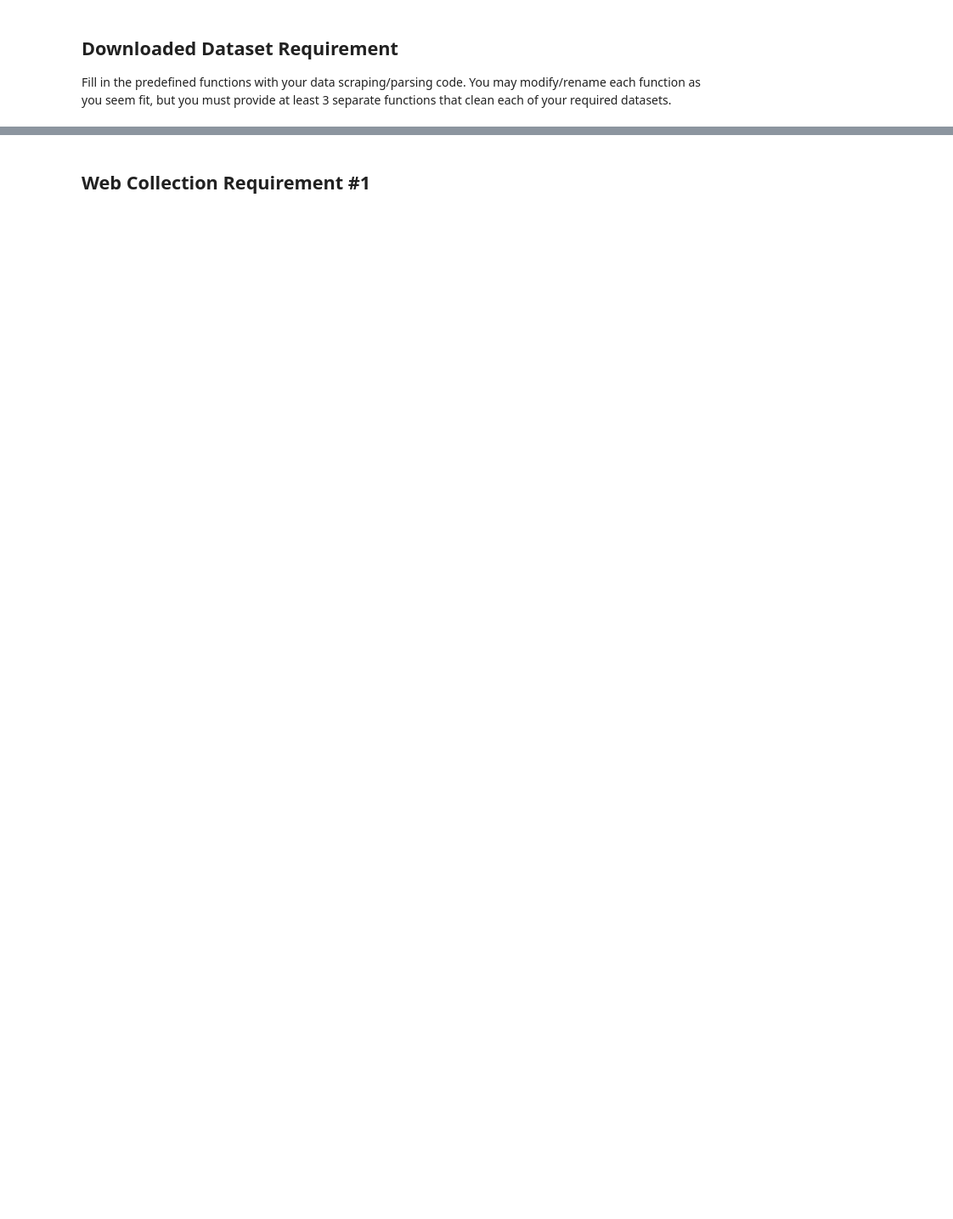
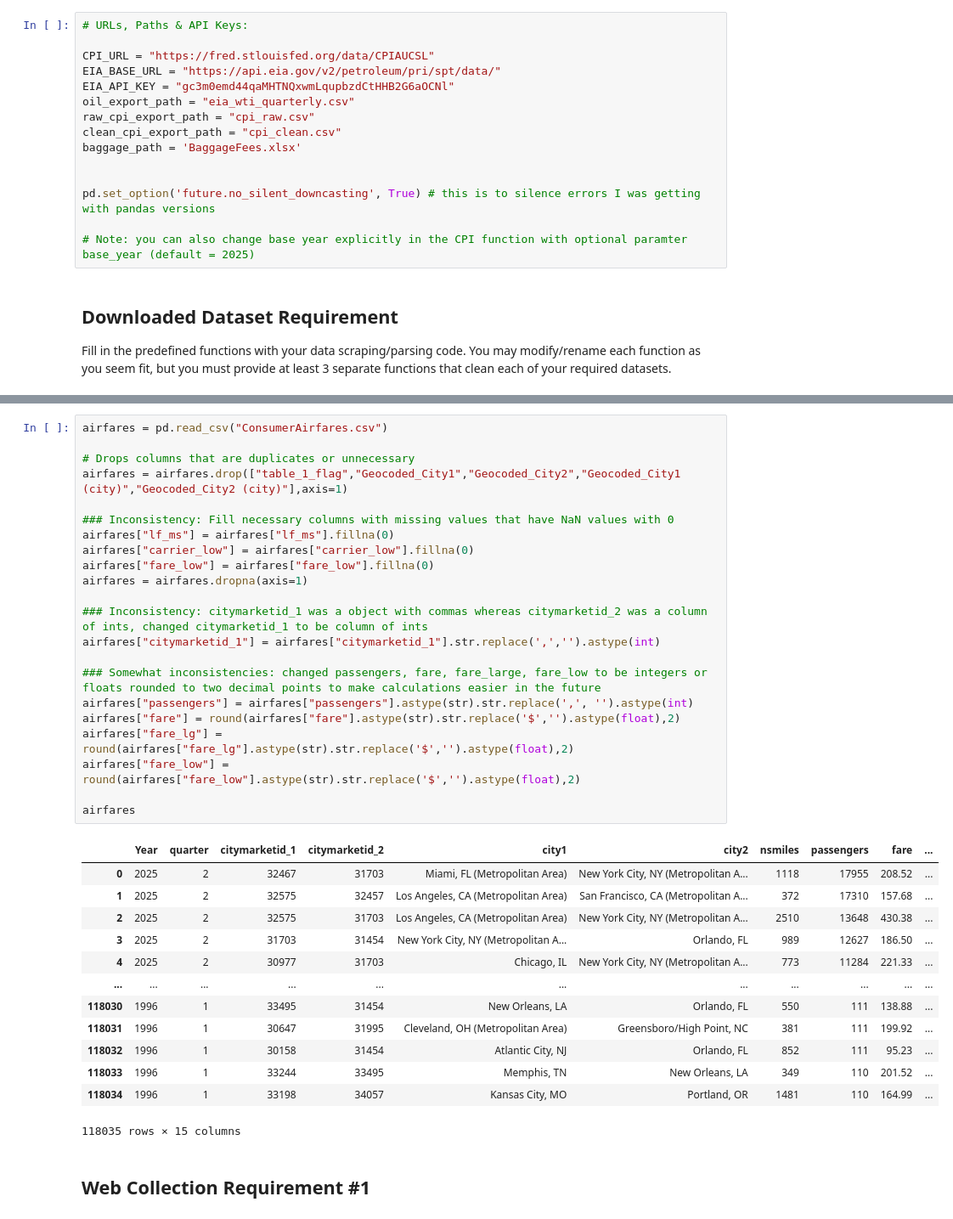
Before and after one commit to Joconnell04/airfare-oil-baggage-analysis, a Jupyter notebook: Final Project Phase II.ipynb, the cells around one changed output, grey strips where cells are left out. Shown at 85% size. Saved outputs shown, nothing was run; the diff lists cells and outputs as text; blank space fills up the shorter version.

```diff
--- a/Final Project Phase II.ipynb
+++ b/Final Project Phase II.ipynb
@@ -35,3 +64,18 @@ Include sources (as links) to your datasets. Add any additional data sources if
+# %%
+# URLs, Paths & API Keys:
+
+CPI_URL = "https://fred.stlouisfed.org/data/CPIAUCSL"
+EIA_BASE_URL = "https://api.eia.gov/v2/petroleum/pri/spt/data/"
+EIA_API_KEY = "gc3m0emd44qaMHTNQxwmLqupbzdCtHHB2G6aOCNl"
+oil_export_path = "eia_wti_quarterly.csv"
+raw_cpi_export_path = "cpi_raw.csv"
+clean_cpi_export_path = "cpi_clean.csv"
+baggage_path = 'BaggageFees.xlsx'
+
+
+pd.set_option('future.no_silent_downcasting', True) # this is to silence errors I was getting with pandas versions
+
+# Note: you can also change base year explicitly in the CPI function with optional paramter base_year (default = 2025)
 # %% [markdown]
 ## Downloaded Dataset Requirement
 
@@ -49,2 +188,38 @@ data_parser()
+# %%
+airfares = pd.read_csv("ConsumerAirfares.csv")
+
+# Drops columns that are duplicates or unnecessary
+airfares = airfares.drop(["table_1_flag","Geocoded_City1","Geocoded_City2","Geocoded_City1 (city)","Geocoded_City2 (city)"],axis=1)
+
+### Inconsistency: Fill necessary columns with missing values that have NaN values with 0
+airfares["lf_ms"] = airfares["lf_ms"].fillna(0)
+airfares["carrier_low"] = airfares["carrier_low"].fillna(0)
+airfares["fare_low"] = airfares["fare_low"].fillna(0)
+airfares = airfares.dropna(axis=1)
+
+### Inconsistency: citymarketid_1 was a object with commas whereas citymarketid_2 was a column of ints, changed citymarketid_1 to be column of ints
+airfares["citymarketid_1"] = airfares["citymarketid_1"].str.replace(',','').astype(int)
+
+### Somewhat inconsistencies: changed passengers, fare, fare_large, fare_low to be integers or floats rounded to two decimal points to make calculations easier in the future
+airfares["passengers"] = airfares["passengers"].astype(str).str.replace(',', '').astype(int)
+airfares["fare"] = round(airfares["fare"].astype(str).str.replace('$','').astype(float),2)
+airfares["fare_lg"] = round(airfares["fare_lg"].astype(str).str.replace('$','').astype(float),2)
+airfares["fare_low"] = round(airfares["fare_low"].astype(str).str.replace('$','').astype(float),2)
+
+airfares
+# %% [output]
+|  | Year | quarter | citymarketid_1 | citymarketid_2 | city1 | city2 | nsmiles | passengers | fare | ... |
+| 0 | 2025 | 2 | 32467 | 31703 | Miami, FL (Metropolitan Area) | New York City, NY (Metropolitan A... | 1118 | 17955 | 208.52 | ... |
+| 1 | 2025 | 2 | 32575 | 32457 | Los Angeles, CA (Metropolitan Area) | San Francisco, CA (Metropolitan A... | 372 | 17310 | 157.68 | ... |
+| 2 | 2025 | 2 | 32575 | 31703 | Los Angeles, CA (Metropolitan Area) | New York City, NY (Metropolitan A... | 2510 | 13648 | 430.38 | ... |
+| 3 | 2025 | 2 | 31703 | 31454 | New York City, NY (Metropolitan A... | Orlando, FL | 989 | 12627 | 186.50 | ... |
+| 4 | 2025 | 2 | 30977 | 31703 | Chicago, IL | New York City, NY (Metropolitan A... | 773 | 11284 | 221.33 | ... |
+| ... | ... | ... | ... | ... | ... | ... | ... | ... | ... | ... |
+| 118030 | 1996 | 1 | 33495 | 31454 | New Orleans, LA | Orlando, FL | 550 | 111 | 138.88 | ... |
+| 118031 | 1996 | 1 | 30647 | 31995 | Cleveland, OH (Metropolitan Area) | Greensboro/High Point, NC | 381 | 111 | 199.92 | ... |
+| 118032 | 1996 | 1 | 30158 | 31454 | Atlantic City, NJ | Orlando, FL | 852 | 111 | 95.23 | ... |
+| 118033 | 1996 | 1 | 33244 | 33495 | Memphis, TN | New Orleans, LA | 349 | 110 | 201.52 | ... |
+| 118034 | 1996 | 1 | 33198 | 34057 | Kansas City, MO | Portland, OR | 1481 | 110 | 164.99 | ... |
+118035 rows × 15 columns
 # %% [markdown]
 ## Web Collection Requirement \#1
```
Also changed, not shown: parts of 15 cells of this notebook, 6 other files.
